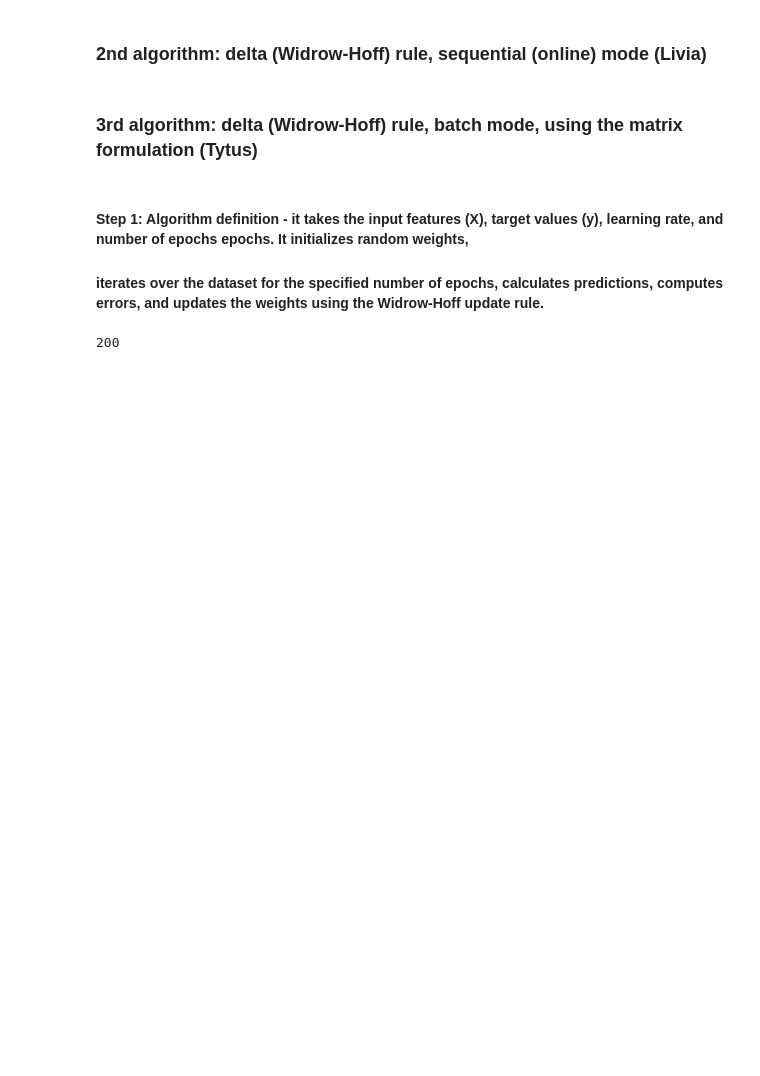
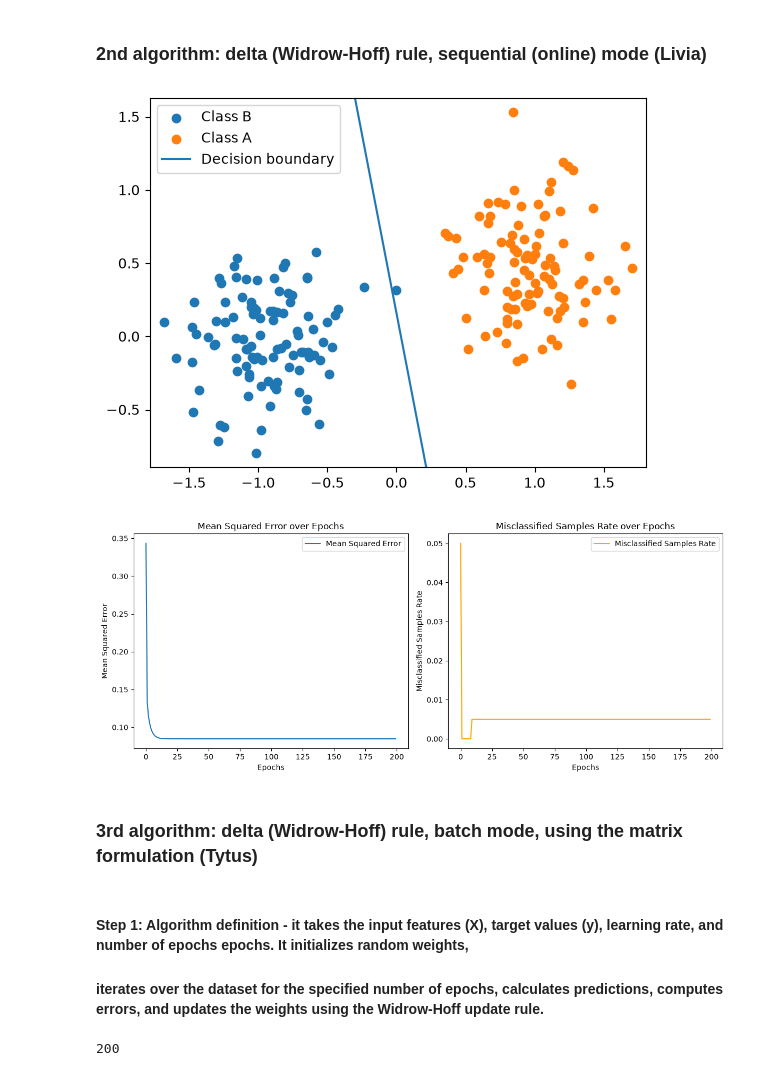
Before and after one commit to liviacardaccia02/Artificial-Neural-Networks-and-Deep-Architectures, a Jupyter notebook: lab1a/lab1a.ipynb, the cells around one changed output. Cells and saved outputs as stored; diff of their text form; code cells hidden in the pictures; blank space fills up the shorter version.

Commit message:
Add DeltaRulePerceptron class and implement third_dataset function for non-linear data generation

```diff
--- a/lab1a/lab1a.ipynb
+++ b/lab1a/lab1a.ipynb
@@ -37,7 +37,25 @@ perceptron.plot_metrics()
 # %% [markdown]
 ### 2nd algorithm: delta (Widrow-Hoff) rule, sequential (online) mode (Livia)
 # %%
-# implementation
+from algorithms import DeltaRulePerceptron
+
+def delta_rule_activation_function(x):
+    return 1 if x >= 0 else -1
+
+T_delta = np.where(T == 0, -1, T)
+
+perceptron = DeltaRulePerceptron(
+                        input_size=2,
+                        output_size=1,
+                        learning_rate=0.01,
+                        activation_function=delta_rule_activation_function)
+
+perceptron.train(X, T_delta, epochs=200)
+print("Final weights:", perceptron.weights)
+perceptron.plot_metrics()
+# %% [output]
+[figure, added]
+[figure, added]
 # %% [markdown]
 ### 3rd algorithm: delta (Widrow-Hoff) rule, batch mode, using the matrix formulation (Tytus)
 # %% [markdown]
```
Also changed, not shown: parts of 2 cells of this notebook, 2 other files.
